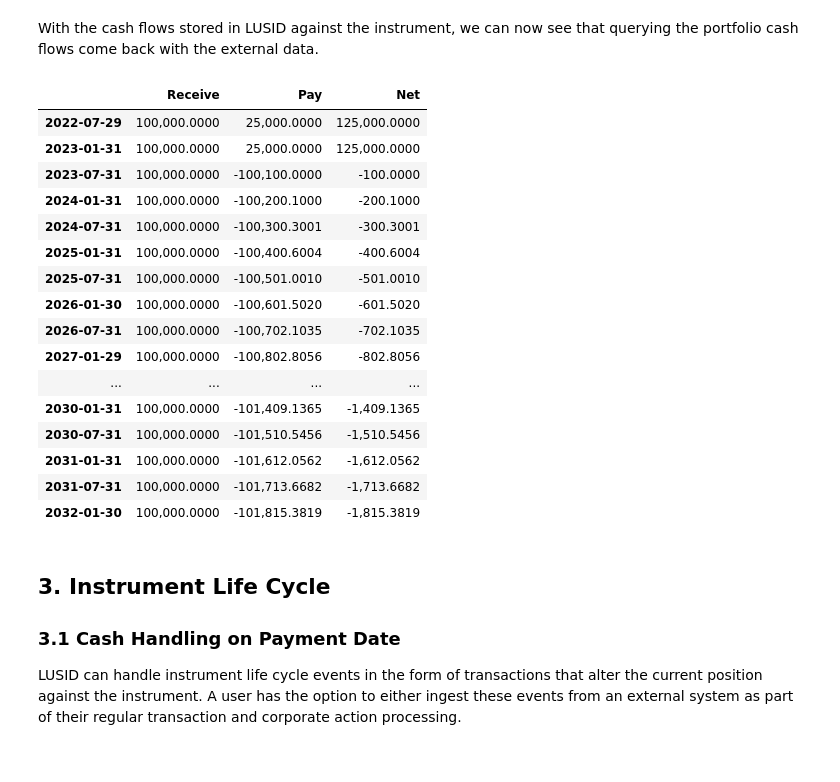
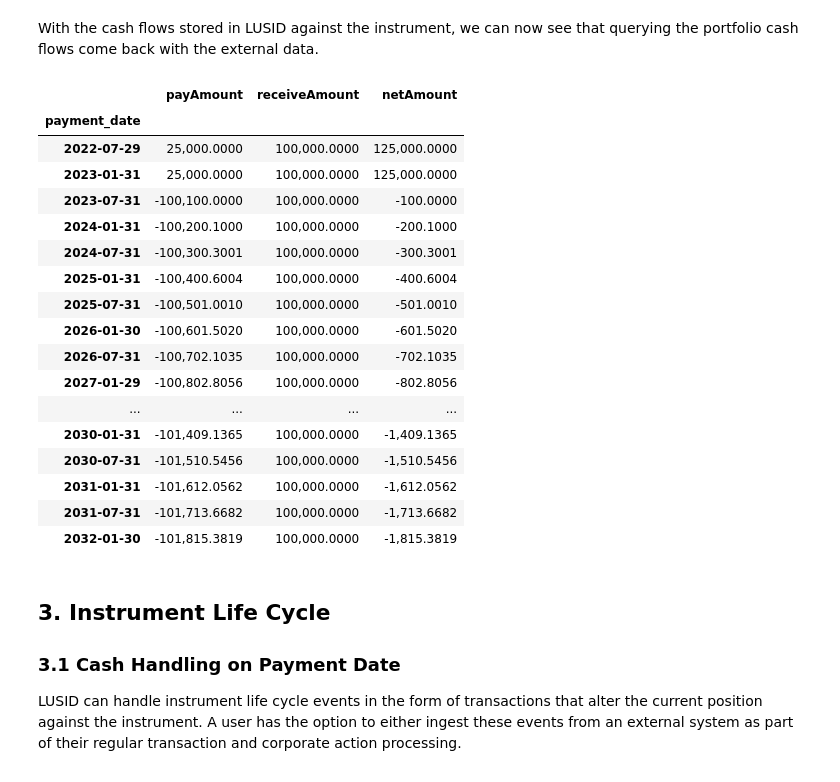
Before and after one commit to fox8090/sample-notebooks, a Jupyter notebook: examples/use-cases/instruments/Interest Rate Swap.ipynb, the cells around one changed output. Cells and saved outputs as stored; diff of their text form; code cells hidden in the pictures.

```diff
--- a/examples/use-cases/instruments/Interest Rate Swap.ipynb
+++ b/examples/use-cases/instruments/Interest Rate Swap.ipynb
@@ -350,7 +347,7 @@ def upsert_discount_factor_curve(
         market_asset: str,
         dates: list,
         discount_factors: list
-):
+) -> None:
 
     """
    Takes in a list of dates and discount factors, which get uploaded as a lusid.ComplexMarketData
@@ -474,0 +472,17 @@ In order to value the swap, and understand how it impacts our cash position, we
+# %%
+# Setup scope and code for the portfolio
+portfolio_scope = "Finbourne-Examples"
+portfolio_code = "EurOis-IRS-Example"
+
+# Set sub-holding key
+strategy_code = "Strategy"
+create_property(
+    api_factory=api_factory,
+    domain="Transaction",
+    scope=portfolio_scope,
+    code=strategy_code,
+    name=strategy_code,
+    data_type="string"
+)
+strategy_key = f"Transaction/{portfolio_scope}/{strategy_code}"
+sub_holding_keys = [strategy_key]
@@ -475,8 +491,5 @@ In order to value the swap, and understand how it impacts our cash position, we
 # %%
-# Setup scope and code for the portfolio
-portfolio_scope = "Finbourne-Examples"
-portfolio_code = "EUROIS-IRS-Example"
-
+# Create portfolio
 try:
     transaction_portfolios_api.create_portfolio(
         scope=portfolio_scope,
@@ -485,11 +498,11 @@ try:
             code=portfolio_code,
             base_currency="EUR",
             created="2010-01-01",
-            sub_holding_keys=[],
+            sub_holding_keys=sub_holding_keys,
             instrument_scopes=[instrument_scope]
         ),
     )
-    print(f"Portfolio for {portfolio_scope} | {portfolio_code} created succesfully.")
+    print(f"Portfolio for {portfolio_scope} | {portfolio_code} created successfully.")
 
 except lu.ApiException as e:
     print(json.loads(e.body)["title"])
@@ -899,36 +943,37 @@ Configuration recipe loaded into LUSID at time 2022-07-02 14:11:29.475014+00:00.
 With the cash flows stored in LUSID against the instrument, we can now see that querying the portfolio cash flows come back with the external data.
 # %%
 # Request portfolio cash flows
-external_portfolio_cash_flows = transaction_portfolios_api.get_portfolio_cash_flows(
+external_cash_flow_response = transaction_portfolios_api.get_portfolio_cash_flows(
     scope=portfolio_scope,
     code=portfolio_code,
     effective_at=effective_at,
     window_start=effective_at,
     window_end=end_date,
     recipe_id_scope=custom_cash_recipe_scope,
     recipe_id_code=recipe_code
 )
 
-cash_flows = format_cash_flows_to_df(external_portfolio_cash_flows)
+cash_flows = cash_flow_response_to_df(external_cash_flow_response)
 display(cash_flows)
 # %% [output]
-|  | Receive | Pay | Net |
-| 2022-07-29 | 100,000.0000 | 25,000.0000 | 125,000.0000 |
-| 2023-01-31 | 100,000.0000 | 25,000.0000 | 125,000.0000 |
-| 2023-07-31 | 100,000.0000 | -100,100.0000 | -100.0000 |
-| 2024-01-31 | 100,000.0000 | -100,200.1000 | -200.1000 |
-| 2024-07-31 | 100,000.0000 | -100,300.3001 | -300.3001 |
-| 2025-01-31 | 100,000.0000 | -100,400.6004 | -400.6004 |
-| 2025-07-31 | 100,000.0000 | -100,501.0010 | -501.0010 |
-| 2026-01-30 | 100,000.0000 | -100,601.5020 | -601.5020 |
-| 2026-07-31 | 100,000.0000 | -100,702.1035 | -702.1035 |
-| 2027-01-29 | 100,000.0000 | -100,802.8056 | -802.8056 |
+|  | payAmount | receiveAmount | netAmount |
+| payment_date |  |  |  |
+| 2022-07-29 | 25,000.0000 | 100,000.0000 | 125,000.0000 |
+| 2023-01-31 | 25,000.0000 | 100,000.0000 | 125,000.0000 |
+| 2023-07-31 | -100,100.0000 | 100,000.0000 | -100.0000 |
+| 2024-01-31 | -100,200.1000 | 100,000.0000 | -200.1000 |
+| 2024-07-31 | -100,300.3001 | 100,000.0000 | -300.3001 |
+| 2025-01-31 | -100,400.6004 | 100,000.0000 | -400.6004 |
+| 2025-07-31 | -100,501.0010 | 100,000.0000 | -501.0010 |
+| 2026-01-30 | -100,601.5020 | 100,000.0000 | -601.5020 |
+| 2026-07-31 | -100,702.1035 | 100,000.0000 | -702.1035 |
+| 2027-01-29 | -100,802.8056 | 100,000.0000 | -802.8056 |
 | ... | ... | ... | ... |
-| 2030-01-31 | 100,000.0000 | -101,409.1365 | -1,409.1365 |
-| 2030-07-31 | 100,000.0000 | -101,510.5456 | -1,510.5456 |
-| 2031-01-31 | 100,000.0000 | -101,612.0562 | -1,612.0562 |
-| 2031-07-31 | 100,000.0000 | -101,713.6682 | -1,713.6682 |
-| 2032-01-30 | 100,000.0000 | -101,815.3819 | -1,815.3819 |
+| 2030-01-31 | -101,409.1365 | 100,000.0000 | -1,409.1365 |
+| 2030-07-31 | -101,510.5456 | 100,000.0000 | -1,510.5456 |
+| 2031-01-31 | -101,612.0562 | 100,000.0000 | -1,612.0562 |
+| 2031-07-31 | -101,713.6682 | 100,000.0000 | -1,713.6682 |
+| 2032-01-30 | -101,815.3819 | 100,000.0000 | -1,815.3819 |
 # %% [markdown]
 ## 3. Instrument Life Cycle
 ### 3.1 Cash Handling on Payment Date
```
Also changed, not shown: parts of 28 cells of this notebook, 1 other file.
